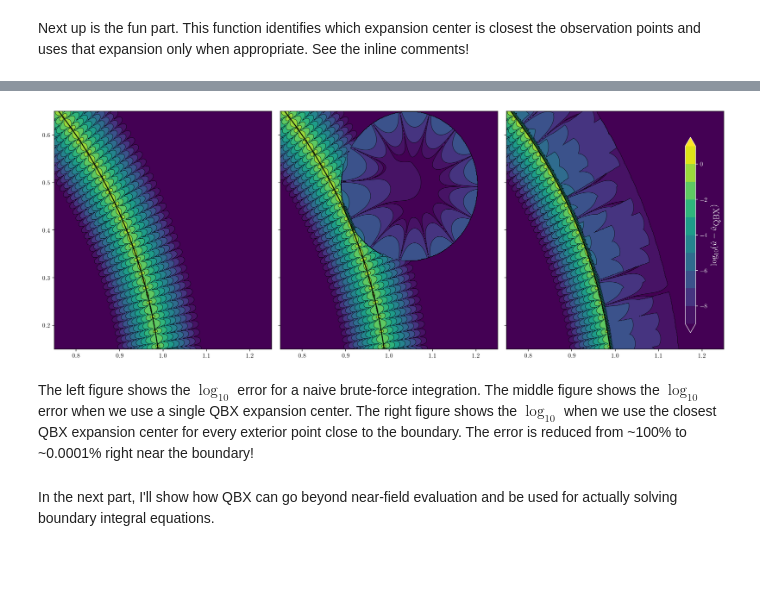
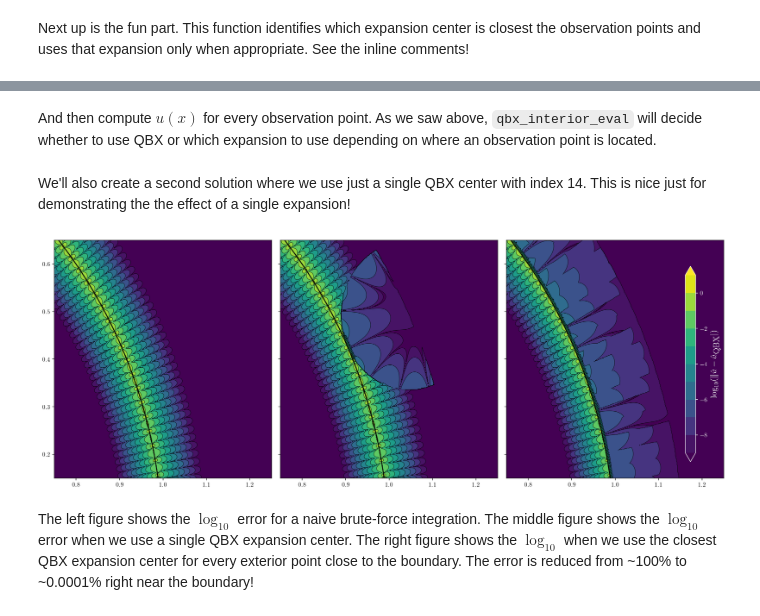
Before and after one commit to tbenthompson/tectosaur2, a Jupyter notebook: part1_nearfield.ipynb, the cells around one changed output, grey strips where cells are left out. Drawn from its saved outputs; the diff is of its cells as text; code cells hidden in the pictures; blank space fills up the shorter version.

```diff
--- a/part1_nearfield.ipynb
+++ b/part1_nearfield.ipynb
@@ -423,4 +459,5 @@ bie_eval_high = double_layer_matrix(
 # %%
 qbx_p = 8
-Qexpand, qbx_center_x, qbx_center_y, qbx_r = qbx_expand_matrix(surface, quad_rule, qbx_p = qbx_p, mult = 5.0, direction = 1.0)
+qbx_center_x, qbx_center_y, qbx_r = qbx_choose_centers(surface, quad_rule, mult = 5.0, direction = 1.0)
+Qexpand = qbx_expand_matrix(surface, quad_rule, qbx_center_x, qbx_center_y, qbx_r, qbx_p = qbx_p)
 qbx_coeffs = Qexpand.dot(surface[1])
@@ -439,5 +464,13 @@ for L in range(qbx_p):
+# %% [markdown]
+And then compute $u(x)$ for every observation point. As we saw above, `qbx_interior_eval` will decide whether to use QBX or which expansion to use depending on where an observation point is located.
 # %%
-bie_eval_full_qbx = qbx_interior_eval(surface, quad_rule, surface[1], obsx, obsy, qbx_center_x, qbx_center_y, qbx_coeffs)
+bie_eval_full_qbx = qbx_interior_eval(surface, quad_rule, surface[1], obsx, obsy, qbx_center_x, qbx_center_y, qbx_r, qbx_coeffs)
+# %% [markdown]
+We'll also create a second solution where we use just a single QBX center with index 14. This is nice just for demonstrating the the effect of a single expansion!
+# %%
+Qexpand14 = qbx_expand_matrix(surface, quad_rule, qbx_center_x[14:15], qbx_center_y[14:15], qbx_r[14:15], qbx_p = qbx_p)
+qbx_coeffs14 = Qexpand14.dot(surface[1])
+bie_eval_qbx14 = qbx_interior_eval(surface, quad_rule, surface[1], obsx, obsy, qbx_center_x[14:15], qbx_center_y[14:15], qbx_r[14:15], qbx_coeffs14)
 # %%
 fig, axes = plt.subplots(nrows=1, ncols=3, figsize = (16,6))
 plt.subplot(1,3,1)
@@ -451,43 +484,41 @@ plt.xlim(zoomx)
 plt.ylim(zoomy)
 
 plt.subplot(1,3,2)
-logerror = np.log10(np.abs(bie_eval_high - bie_eval_qbx))
+logerror = np.log10(np.abs(bie_eval_high - bie_eval_qbx14))
 logerror[np.isinf(logerror)]=-17.0
 plt.plot(surface[0], surface[1], 'k-', linewidth=1.5)
 cntf = plt.contourf(xs, ys, logerror, levels=error_levels, extend="both")
 plt.contour(xs, ys, logerror, colors='k', linestyles='-', linewidths=0.5, levels=error_levels, extend="both")
 plt.xlim(zoomx)
 plt.ylim(zoomy)
 ax = plt.gca()
 plt.gca().axes.yaxis.set_ticklabels([])
 
 plt.subplot(1,3,3)
 logerror = np.log10(np.abs(bie_eval_high - bie_eval_full_qbx))
 logerror[np.isinf(logerror)]=-17.0
 plt.plot(surface[0], surface[1], 'k-', linewidth=1.5)
 cntf = plt.contourf(xs, ys, logerror, levels=error_levels, extend="both")
 plt.contour(xs, ys, logerror, colors='k', linestyles='-', linewidths=0.5, levels=error_levels, extend="both")
 plt.xlim(zoomx)
 plt.ylim(zoomy)
 ax = plt.gca()
 plt.gca().axes.yaxis.set_ticklabels([])
 
 #fig.subplots_adjust(right=0.95)
 cbar_ax = fig.add_axes([0.935, 0.125, 0.015, 0.75])
 cb = fig.colorbar(cntf, cax=cbar_ax)
 
-cb.set_label('$\log_{10}(\hat{u} - \hat{u}_{\\textrm{QBX}})$', color='w', fontsize=14)
+cb.set_label('$\log_{10}(\|\hat{u} - \hat{u}_{\\textrm{QBX}}|)$', color='w', fontsize=14)
 cb.ax.yaxis.set_tick_params(color='w')
 cb.outline.set_edgecolor('w')
 cbytick_obj = plt.getp(cb.ax.axes, 'yticklabels')
 plt.setp(cbytick_obj, color='w')
 
 plt.tight_layout()
 plt.savefig('qbx.pdf')
 plt.show()
 # %% [output]
-[figure, old version]
+[figure, new version]
 # %% [markdown]
 The left figure shows the $\log_{10}$ error for a naive brute-force integration. The middle figure shows the $\log_{10}$ error when we use a single QBX expansion center. The right figure shows the $\log_{10}$ when we use the closest QBX expansion center for every exterior point close to the boundary. The error is reduced from ~100% to ~0.0001% right near the boundary!
-# %% [markdown]
-In the next part, I'll show how QBX can go beyond near-field evaluation and be used for actually solving boundary integral equations.
```
Also changed, not shown: parts of 11 cells of this notebook, 4 other files.
